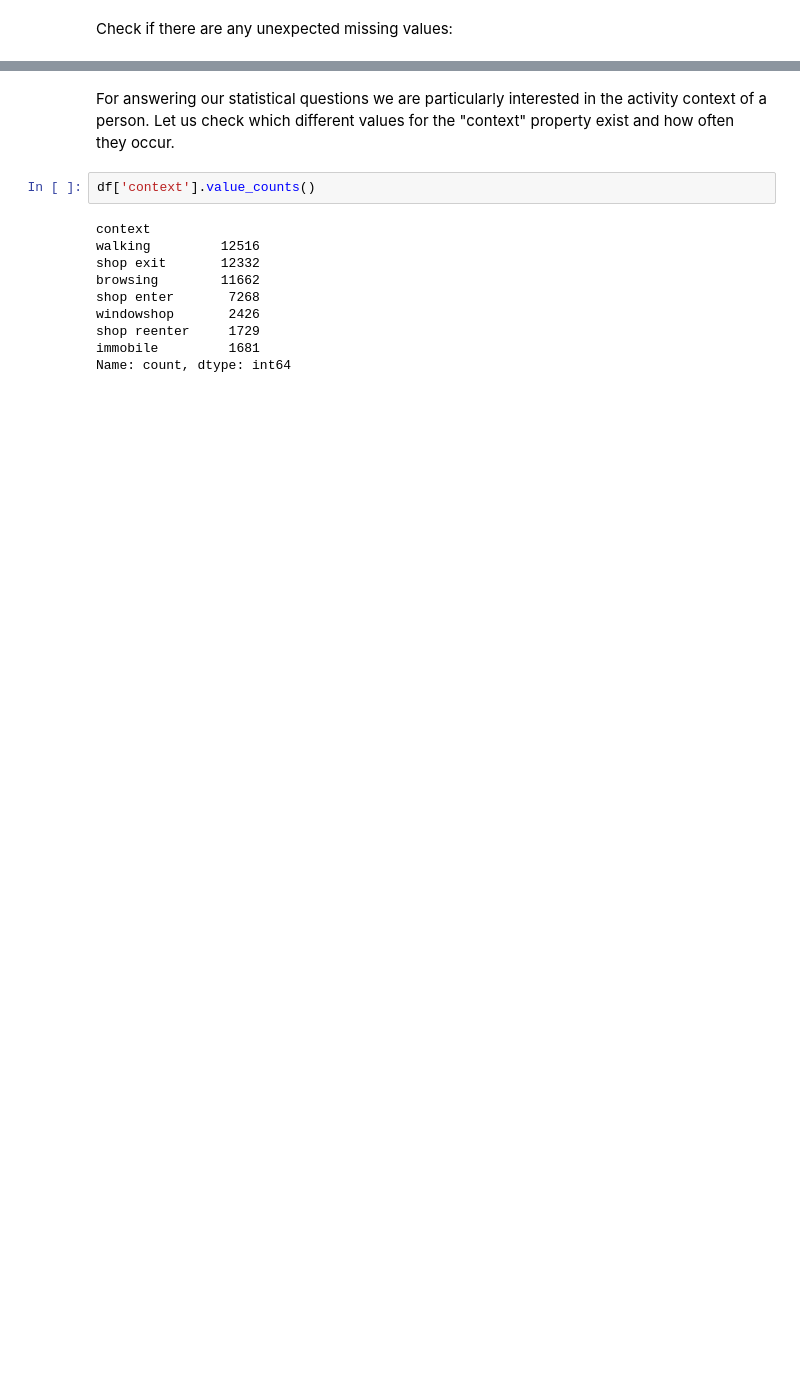
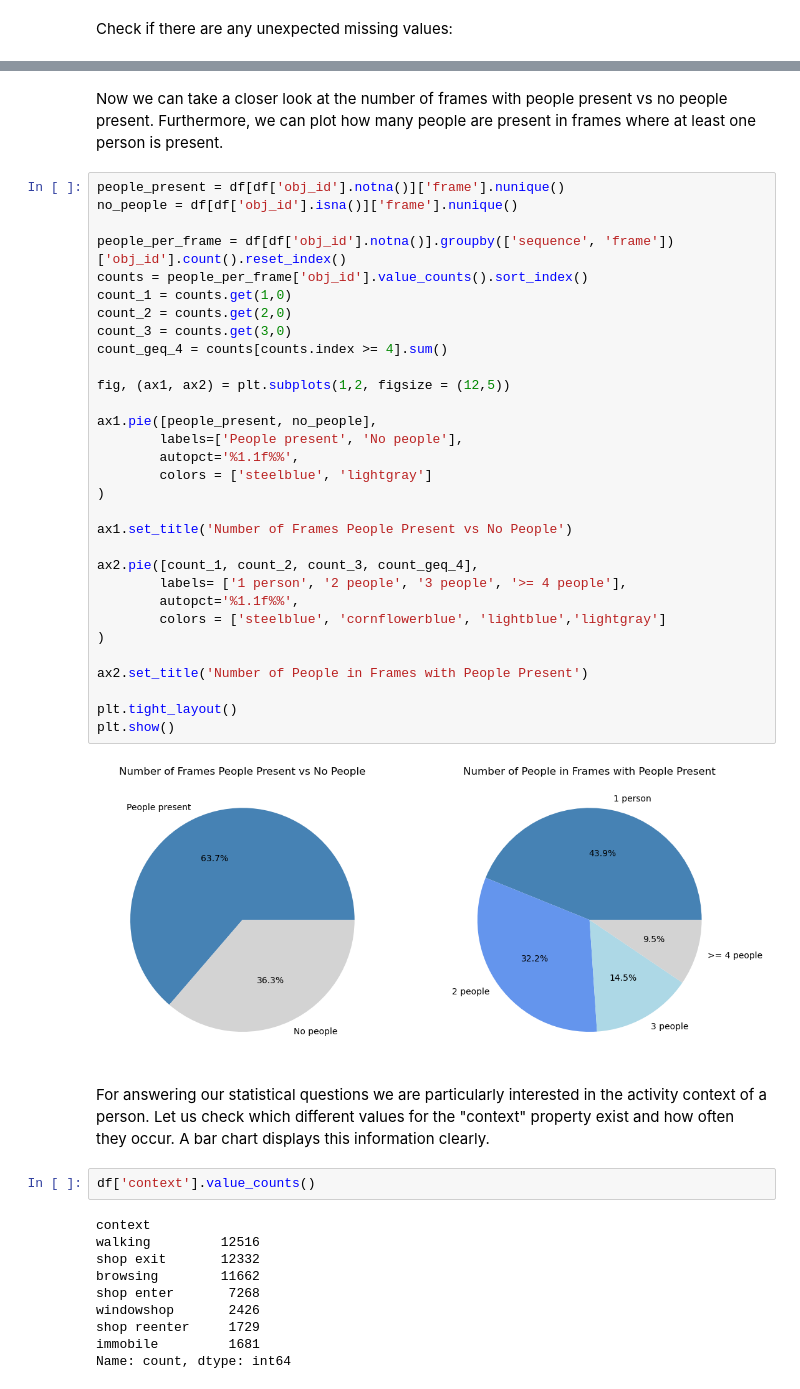
Before and after one commit to nellyharsch/data_project_Nelly_Harsch, a Jupyter notebook: analysis.ipynb, the cells around one changed output, grey strips where cells are left out. Drawn from its saved outputs; the diff is of its cells as text; blank space fills up the shorter version.

Commit message:
three charts added

```diff
--- a/analysis.ipynb
+++ b/analysis.ipynb
@@ -165,5 +198,40 @@ memory usage: 4.9+ MB
+# %% [markdown]
+Now we can take a closer look at the number of frames with people present vs no people present. Furthermore, we can plot how many people are present in frames where at least one person is present.
+# %%
+people_present = df[df['obj_id'].notna()]['frame'].nunique()
+no_people = df[df['obj_id'].isna()]['frame'].nunique()
+
+people_per_frame = df[df['obj_id'].notna()].groupby(['sequence', 'frame'])['obj_id'].count().reset_index()
+counts = people_per_frame['obj_id'].value_counts().sort_index()
+count_1 = counts.get(1,0)
+count_2 = counts.get(2,0)
+count_3 = counts.get(3,0)
+count_geq_4 = counts[counts.index >= 4].sum()
+
+fig, (ax1, ax2) = plt.subplots(1,2, figsize = (12,5))
+
+ax1.pie([people_present, no_people],
+        labels=['People present', 'No people'],
+        autopct='%1.1f%%',
+        colors = ['steelblue', 'lightgray']
+)
+
+ax1.set_title('Number of Frames People Present vs No People')
+
+ax2.pie([count_1, count_2, count_3, count_geq_4],
+        labels= ['1 person', '2 people', '3 people', '>= 4 people'],
+        autopct='%1.1f%%',
+        colors = ['steelblue', 'cornflowerblue', 'lightblue','lightgray']
+)
+
+ax2.set_title('Number of People in Frames with People Present')
+
+plt.tight_layout()
+plt.show()
+# %% [output]
+[figure, added]
 # %% [markdown]
-For answering our statistical questions we are particularly interested in the activity context of a person. Let us check which different values for the "context" property exist and how often they occur.
+For answering our statistical questions we are particularly interested in the activity context of a person. Let us check which different values for the "context" property exist and how often they occur. A bar chart displays this information clearly.
 # %%
 df['context'].value_counts()
 # %% [output]
```
Also changed, not shown: parts of 9 cells of this notebook.
